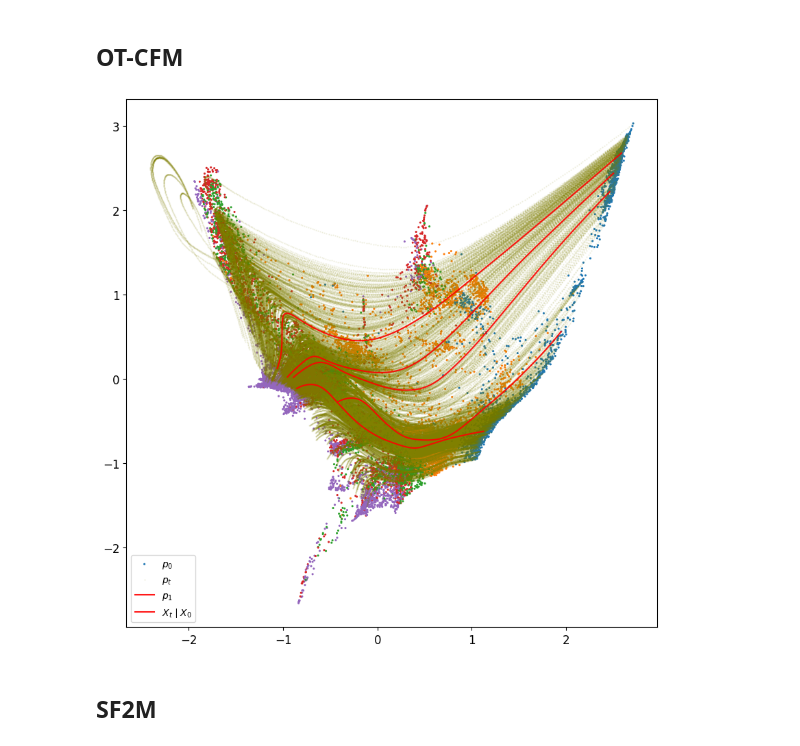
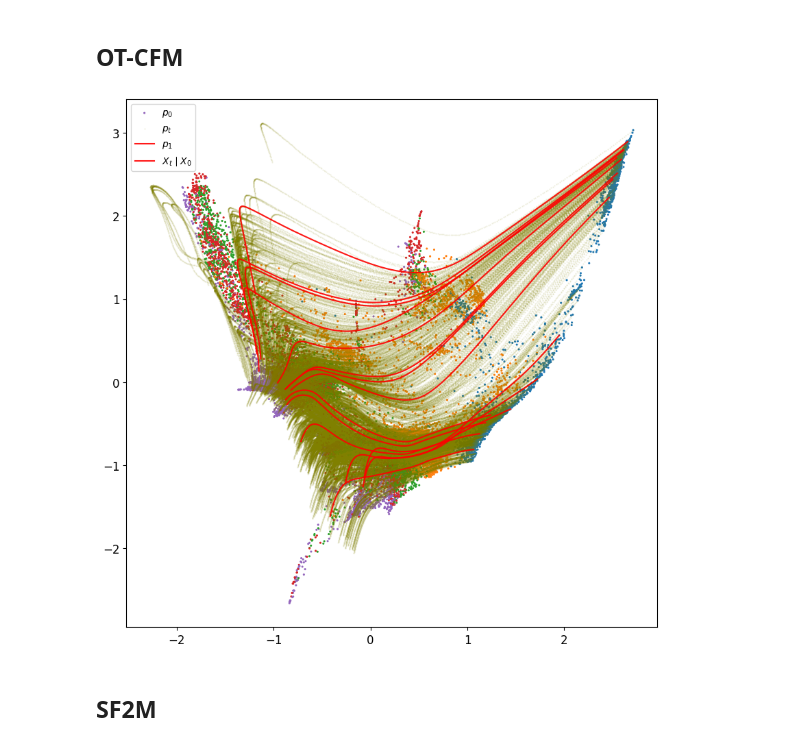
Before and after one commit to atong01/conditional-flow-matching, a Jupyter notebook: examples/notebooks/single-cell_example.ipynb, the cells around one changed output. Saved outputs shown, nothing was run; the diff lists cells and outputs as text; code cells hidden in the pictures.

```diff
--- a/examples/notebooks/single-cell_example.ipynb
+++ b/examples/notebooks/single-cell_example.ipynb
@@ -77,7 +77,7 @@ def plot_trajectories(traj, legend=True):
     ax.scatter(traj[:, :n, 0], traj[:, :n, 1], s=0.4, alpha=0.1, c="olive")
     # ax.scatter(traj[-1, :n, 0], traj[-1, :n, 1], s=4, alpha=1, c="blue")
 
-    for i in range(5):
+    for i in range(15):
         ax.plot(traj[:, i, 0], traj[:, i, 1], alpha=0.9, c="red")
     if legend:
         plt.legend([r"$p_0$", r"$p_t$", r"$p_1$", r"$X_t \mid X_0$"])
@@ -133,15 +133,13 @@ for i in tqdm(range(10000)):
     loss.backward()
     ot_cfm_optimizer.step()
 # %%
-node = NeuralODE(
-    torch_wrapper(ot_cfm_model), solver="dopri5", sensitivity="adjoint", atol=1e-4, rtol=1e-4
-)
+node = NeuralODE(torch_wrapper(ot_cfm_model), solver="dopri5", sensitivity="adjoint")
 with torch.no_grad():
     traj = node.trajectory(
         torch.from_numpy(X[0][:1000]).float().to(device),
-        t_span=torch.linspace(0, 4, 400),
+        t_span=torch.linspace(0, n_times - 1, 400),
     ).cpu()
     plot_trajectories(traj.cpu().numpy())
 # %% [output]
-[figure, old version]
+[figure, new version]
 # %%
```
Also changed, not shown: parts of 12 cells of this notebook, 4 other files.
